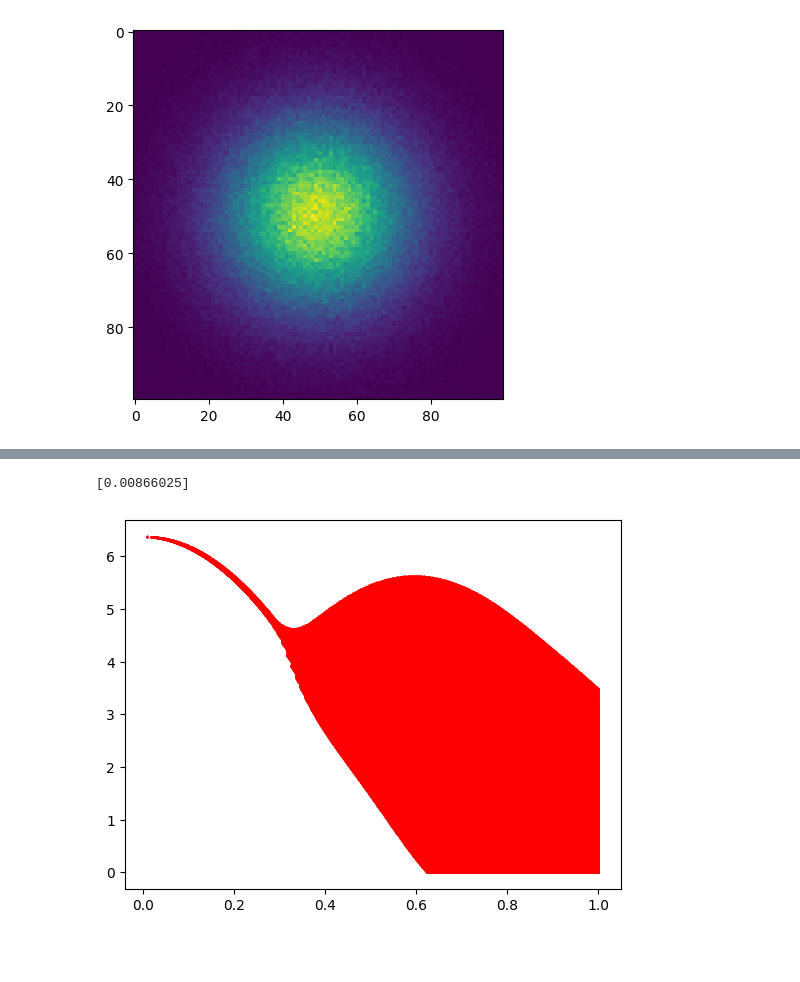
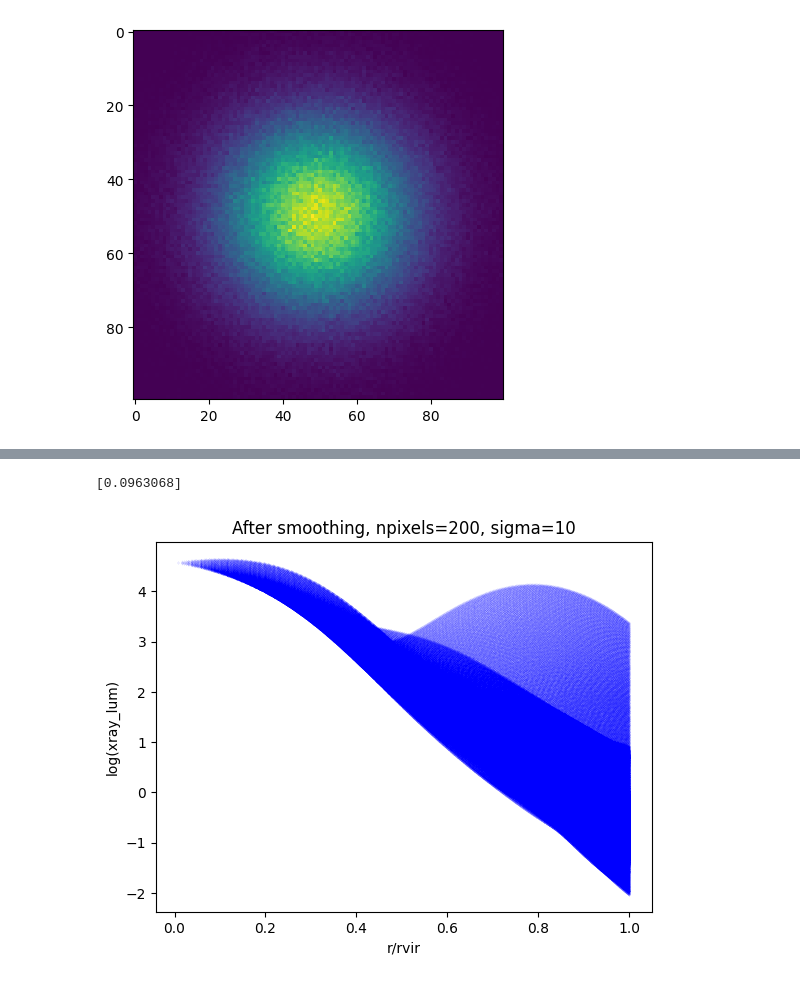
Before and after one commit to yjqqyjq/code, a Jupyter notebook: profile_from_hdf5.ipynb, the cells around one changed output, grey strips where cells are left out. Saved outputs shown, nothing was run; the diff lists cells and outputs as text; code cells hidden in the pictures; blank space fills up the shorter version.

```diff
--- a/profile_from_hdf5.ipynb
+++ b/profile_from_hdf5.ipynb
@@ -78,8 +94,5 @@ print(x,y,xlum_m[0],xlum_m[1],xlum_m[2])
 # %%
-x_g=xyz_g[0]/r
-y_g=xyz_g[1]/r
-z_g=xyz_g[2]/r
-r_g=np.sqrt(x_g**2+y_g**2+z_g**2)
+
 import matplotlib.pyplot as plt
 from matplotlib import colors
 title="M>1e14"
@@ -88,11 +101,16 @@ boxused="/Flamingo/L0200N0720/"
 #  y=np.append(y_dm[i],y_g[i])
 fig = plt.figure()
 ax=plt.subplot(1,1,1)
-B=xray_lum
-sc=ax.scatter(r_g,np.log10(B),c=a_agn,s=1,alpha=1,cmap='rainbow')
-#ax.scatter(r_g[xray_lum==0],np.log10(T[xray_lum==0]),c='black',s=0.1,alpha=0.1)
+mask=(star_lum<10**6.5)
+ax.scatter(r_dm,p,s=0.1,alpha=0.1,c='black')
+#sc=ax.scatter(r_s[mask],ps[mask],s=0.2,alpha=0.2,cmap='rainbow',c=np.log10(star_lum[mask]))
+
+#ax.scatter(r_dm[r_dm<0.1],p[r_dm<0.1],s=0.1,alpha=0.5)
+#ax.scatter(xyz_dm[0][r_dm<0.03],xyz_dm[1][r_dm<0.03],s=0.1,alpha=0.5)
+#print(r_dm[p==np.min(p)])
 plt.colorbar(sc)
 #ax.plot(np.sqrt(x**2+y**2),np.log10(0.1),marker='o')
 ax.set_xlabel("r/rvir")
-ax.set_ylabel("log(soft)xray_lum")
+ax.set_title("color: a_agn")
+ax.set_ylabel("log_xray_lum")
 # %% [output]
@@ -200,16 +214,25 @@ ax.scatter(ra,np.log10(density),color='r',s=0.1)
 # %%
 from scipy.ndimage import gaussian_filter
 img_smooth = gaussian_filter(density,sigma=10,mode='constant',truncate=3.0)
-img_smooth[img_smooth<10**0]=0
-
+#img_smooth[img_smooth<10**0]=0
+bins=np.arange(0,1,0.05)
+bin_a=np.zeros(shape=(len(bins)-1))
+rho=np.zeros(shape=(len(bins)-1))
+for i in range(0,len(bins)-1):
+   mask=(ra>bins[i])*(ra<bins[i+1])
+   bin_a[i]=0.5*(bins[i]+bins[i+1])
+   rho[i]=np.sum(img_smooth[mask])/bin_a[i]**2
 fig = plt.figure()
 ax=plt.subplot(1,1,1)
-
-ax.scatter(ra[ra<1],np.log10(img_smooth[ra<1]),color='r',s=0.1,alpha=1)
+#ax.plot(bin_a,np.log10(rho))
+ax.scatter(ra[ra<1],np.log10(img_smooth[ra<1]),color='b',s=0.01,alpha=0.1)
+ax.set_xlabel('r/rvir')
+ax.set_ylabel('log(xray_lum)')
+ax.set_title('After smoothing, npixels=200, sigma=10')
 print(ra[img_smooth==np.max(img_smooth)])
 #img=np.sum(img_smooth,axis=0)
 
 #plt.imshow(np.log10(img))
 # %% [output]
-[0.00866025]
+[0.0963068]
-[figure, old version]
+[figure, new version]
```
Also changed, not shown: parts of 9 cells of this notebook, 10 other files.
